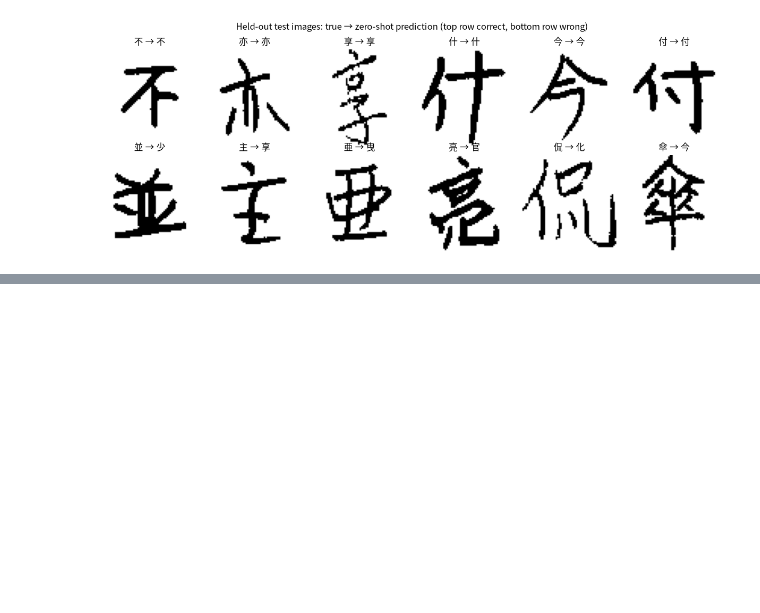
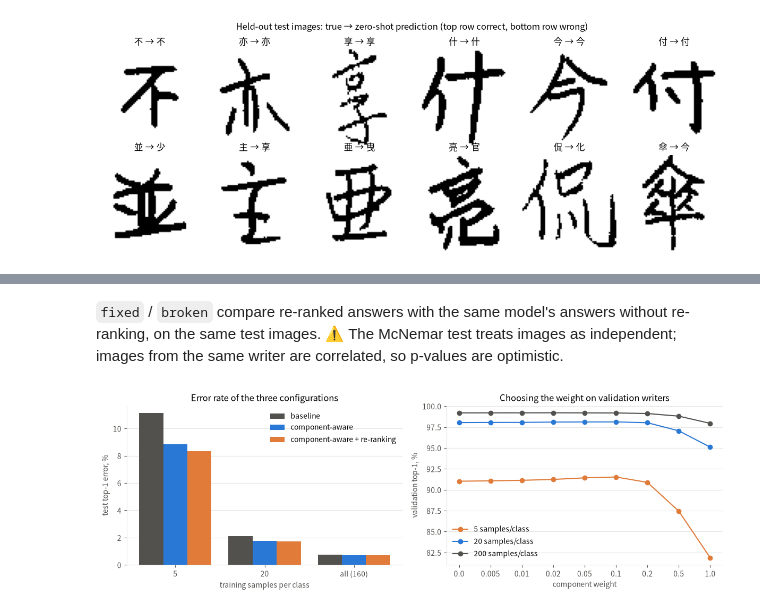
Before and after one commit to Solka99/KanjiComponentRecognition, a Jupyter notebook: results.ipynb, the cells around one changed output, grey strips where cells are left out. Cells and saved outputs as stored; diff of their text form; code cells hidden in the pictures; blank space fills up the shorter version.

```diff
--- a/results.ipynb
+++ b/results.ipynb
@@ -552,0 +564,13 @@ plt.tight_layout()
+# %%
+rerank = json.loads((RESULTS_DIR / "rerank.json").read_text())
+baseline_top1 = runs[runs["model"] == "baseline"].set_index("samples_per_class")["test_top1"]
+three_way = pd.DataFrame([{
+    "samples_per_class": r["samples_per_class"],
+    "baseline": baseline_top1[r["samples_per_class"]],
+    "component-aware": r["test_top1_without_rerank"],
+    "component-aware + re-ranking": r["test_top1_with_rerank"],
+    "top5_ceiling": r["test_top5"],
+    "chosen_weight": r["chosen_weight"],
+} for r in rerank]).set_index("samples_per_class")
+print(len(three_way), "data sizes; test top-1 accuracy")
+three_way.round(4)
@@ -552,0 +598,29 @@ plt.tight_layout()
+# %% [markdown]
+`fixed` / `broken` compare re-ranked answers with the same model's answers without re-ranking,
+on the same test images. ⚠️ The McNemar test treats images as independent; images from the same
+writer are correlated, so p-values are optimistic.
+# %%
+figure, (left, right) = plt.subplots(1, 2, figsize=(12, 4))
+error_columns = [("baseline", TEXT_SECONDARY), ("component-aware", SERIES_BLUE),
+                 ("component-aware + re-ranking", SERIES_ORANGE)]
+positions = np.arange(len(three_way))
+for offset, (column, color) in zip([-0.27, 0, 0.27], error_columns):
+    left.bar(positions + offset, 100 * (1 - three_way[column]), width=0.27, color=color, label=column)
+left.set_xticks(positions, ["5", "20", "all (160)"])
+left.set_xlabel("training samples per class")
+left.set_ylabel("test top-1 error, %")
+left.set_title("Error rate of the three configurations")
+left.legend(frameon=False)
+for r, color in zip(rerank, [SERIES_ORANGE, SERIES_BLUE, TEXT_SECONDARY]):
+    weights = [float(w) for w in r["validation_top1_by_weight"]]
+    accuracy = list(r["validation_top1_by_weight"].values())
+    right.plot(range(len(weights)), 100 * np.array(accuracy), marker="o", color=color,
+               label=f"{r['samples_per_class']} samples/class")
+right.set_xticks(range(len(weights)), [str(w) for w in weights])
+right.set_xlabel("component weight")
+right.set_ylabel("validation top-1, %")
+right.set_title("Choosing the weight on validation writers")
+right.legend(frameon=False)
+plt.tight_layout()
+# %% [output]
+[figure, added]
```
Also changed, not shown: parts of 8 cells of this notebook, 4 other files.
